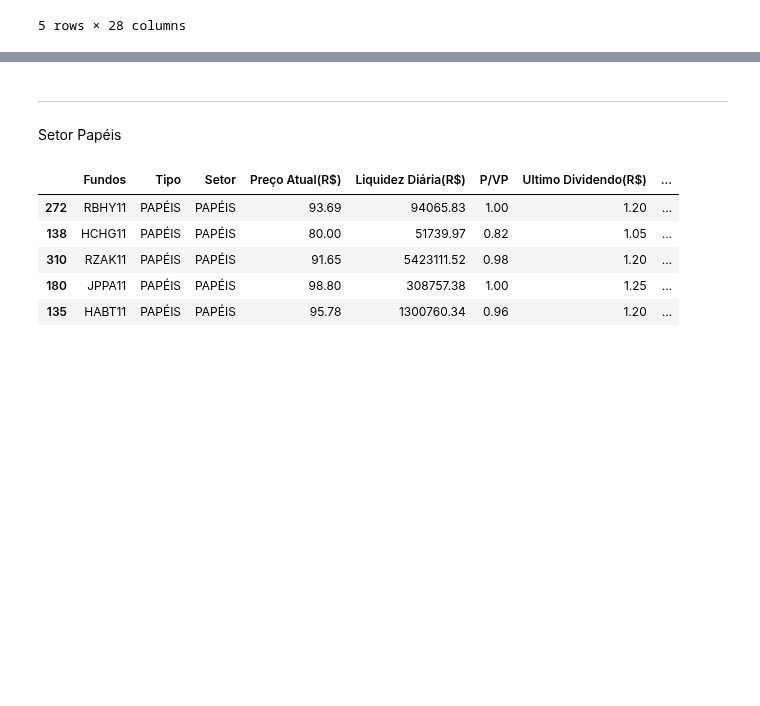
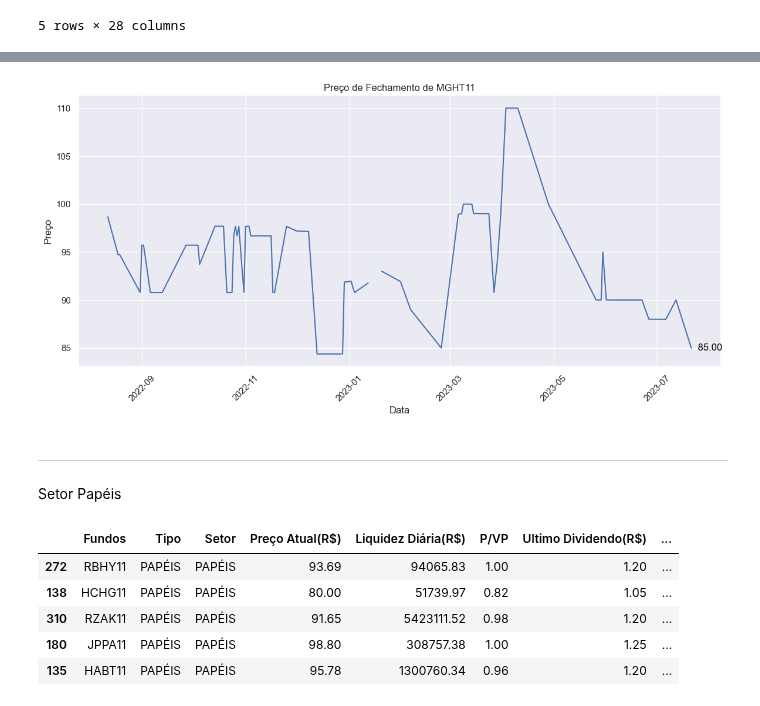
Before and after one commit to Riguini/Fundos-imobiliarios-FIIS-, a Jupyter notebook: FIIS.ipynb, the cells around one changed output, grey strips where cells are left out. Cells and saved outputs as stored; diff of their text form; code cells hidden in the pictures; blank space fills up the shorter version.

```diff
--- a/FIIS.ipynb
+++ b/FIIS.ipynb
@@ -814,3 +869,36 @@ df_f_tijolo.head(5)
+# %%
+tijolo_maior_dividendo = df_f_tijolo.nlargest(1, 'Dividend Yield')
+ticker_f_tijolo = tijolo_maior_dividendo['Fundos'].values[0]
+ticker_f_tijolo_completo = ticker_f_fof + '.SA'
+# %%
+sns.set_theme(style="darkgrid")
+data_atual = datetime.date.today()
+um_ano_atras = data_atual - datetime.timedelta(days=365)
+start_date = um_ano_atras.strftime('%Y-%m-%d')
+end_date = data_atual.strftime('%Y-%m-%d')
+
+
+
+fund = yf.Ticker(ticker_f_tijolo_completo)
+historical_data = fund.history(start=start_date, end=end_date)
+preco_atual = historical_data.iloc[-1]['Close']
+
+plt.figure(figsize=(12, 6))
+plt.plot(historical_data.index, historical_data['Close'], marker='', linestyle='-', color='b', label='Preço de Fechamento')
+
+plt.annotate(f' {preco_atual:.2f}', xy=(historical_data.index[-1], preco_atual),
+             xytext=(5, 0), textcoords='offset points', va='center', color='black')
+
+plt.title(f"Preço de Fechamento de {ticker_f_tijolo}")
+plt.xlabel("Data")
+plt.ylabel("Preço")
+plt.xticks(rotation=45)
+
+sns.despine()
+plt.tight_layout()
+plt.show()
+# %% [output]
+[figure, added]
 # %% [markdown]
 ___
 # %% [markdown]
```
Also changed, not shown: parts of 6 cells of this notebook.
